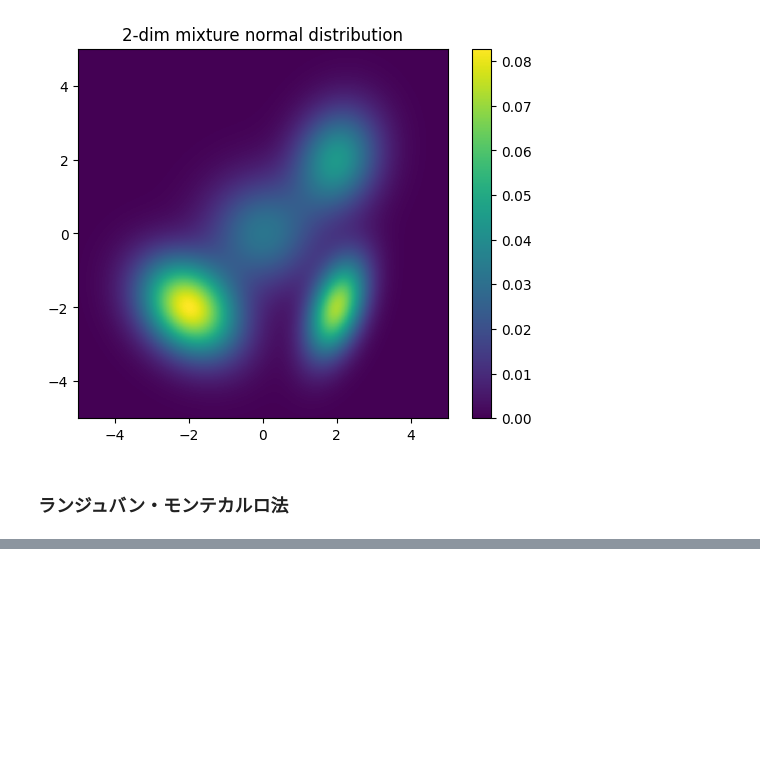
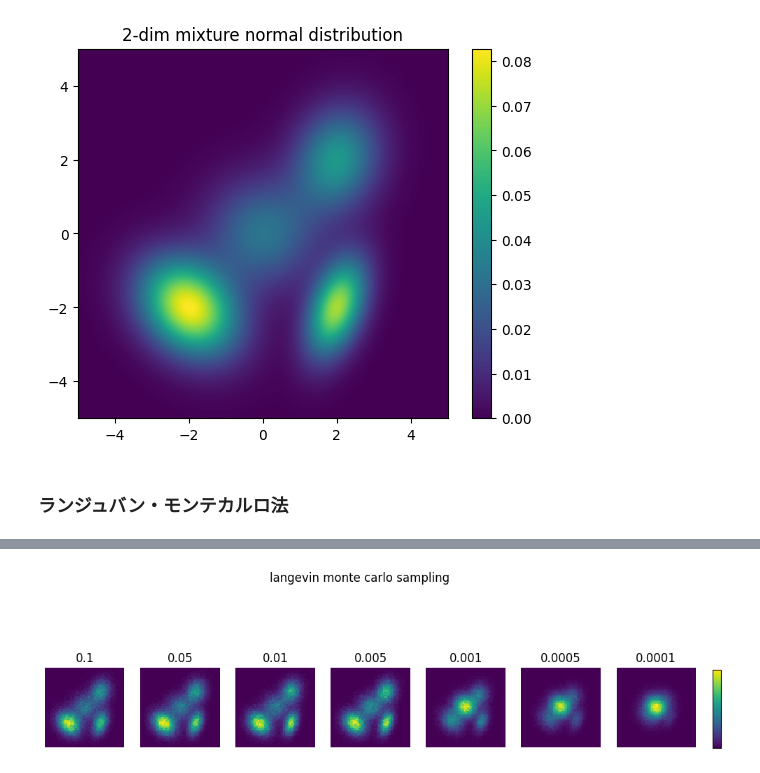
Before and after one commit to KeisukeHori113/Qiita, a Jupyter notebook: DiffusionModel/1.5.1 Langevin Monte Carlo.ipynb, the cells around one changed output, grey strips where cells are left out. Drawn from its saved outputs; the diff is of its cells as text; code cells hidden in the pictures; blank space fills up the shorter version.

```diff
--- a/DiffusionModel/1.5.1 Langevin Monte Carlo.ipynb
+++ b/DiffusionModel/1.5.1 Langevin Monte Carlo.ipynb
@@ -171,0 +175,40 @@ plt.show()
+# %%
+# ランジュバン・モンテカルロ法のパラメータ
+num_samples = 100000
+num_steps = 1000
+step_size_list = [0.1, 0.05, 0.01, 0.005, 0.001, 0.0005, 0.0001]
+# %%
+# 結果の保存先
+samples_list = []
+
+# 複数のステップサイズでサンプリング
+for step_size in step_size_list:
+
+    # サンプリングの実行
+    samples = langevin_monte_carlo(mixture_dist, num_samples, num_steps, step_size)
+
+    samples_list.append(samples)
+# %%
+# サンプリング結果の可視化
+fig, axes = plt.subplots(1, len(step_size_list), figsize=(12,4))
+plt.suptitle('langevin monte carlo sampling')
+
+for i,step_size in enumerate(step_size_list):
+
+    axes[i].set_title(step_size)
+    im = axes[i].hist2d(
+        samples_list[i][:,0],
+        samples_list[i][:,1],
+        range=((-5, 5), (-5, 5)),
+        cmap='viridis',
+        bins=50,
+    )
+    axes[i].set_aspect('equal', adjustable='box')
+    axes[i].axis('off')
+
+cax = fig.add_axes((0.92, 0.35, 0.01, 0.28))
+cbar = plt.colorbar(im[3], cax=cax, orientation='vertical', ticks=mticker.NullLocator())
+cbar.ax.set_yticklabels([])
+plt.show()
+# %% [output]
+[figure, added]
```
Also changed, not shown: parts of 4 cells of this notebook.
